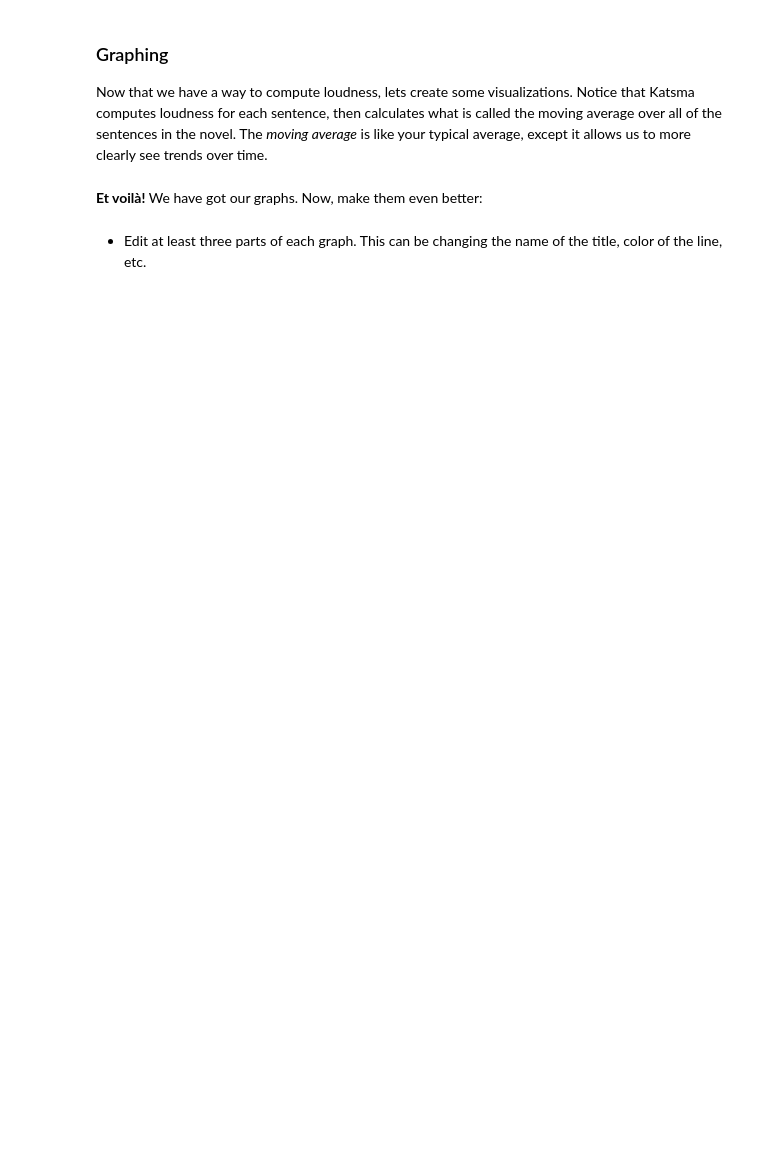
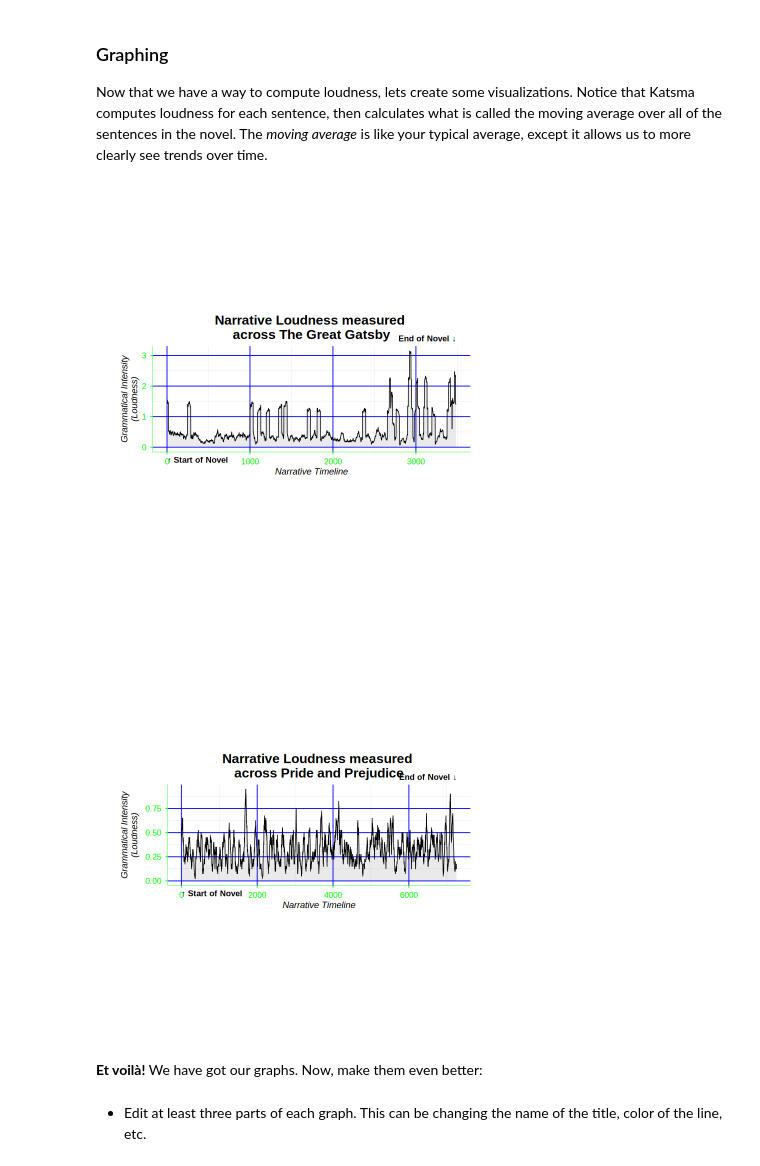
Before and after one commit to kaelyn2027-netizen/Unit0, a Jupyter notebook: ApResearchCT_ARTS (1).ipynb, the cells around one changed output. Saved outputs shown, nothing was run; the diff lists cells and outputs as text; code cells hidden in the pictures; blank space fills up the shorter version.

Commit message:
Green light!!!

```diff
--- a/ApResearchCT_ARTS (1).ipynb
+++ b/ApResearchCT_ARTS (1).ipynb
@@ -179,7 +180,7 @@ text_title_1 <- "The Great Gatsby"
 # ------------------------
 
 # ---- EDIT THIS LINE ----
-text_title_2 <- "Moby Dick"
+text_title_2 <- "Pride and Prejudice"
 # ------------------------
 
 text1 <- gutenberg_download(my_texts[[text_title_1]], meta_fields = "title")
@@ -255,7 +256,8 @@ naive_loudness_score <- function(chapter_string) {
                   "vociferated", "proclaimed")
 
   #____EDIT ME_____#
-  very_loud_verbs <- c("shouted")
+  very_loud_verbs <- c("shouted", "yelled", "screamed", "bellowed", "roared", "exclaimed",
+  "hollered", "demanded", "shrieked")
   #____EDIT ME_____#
 
   verbs <- list(neutral_verbs, resonant_verbs, med_loud_verbs,
@@ -334,40 +345,43 @@ plot_loudness <- function(text, label, window = 40) {
   }
 
   ma <- as.numeric(stats::filter(scores, rep(1 / window, window), sides = 1))
   ma <- ma[!is.na(ma)]
 
   df <- dplyr::tibble(x = seq_along(ma), y = ma)
 
   ggplot2::ggplot(df, ggplot2::aes(x, y)) +
     ggplot2::geom_area(alpha = 0.1) +
     ggplot2::geom_line(linewidth = 0.4) +
     ggplot2::annotate("text", x = min(df$x), y = -Inf,
              label = "\u2191 Start of Novel",
              hjust = 0, vjust = 1.8, size = 3.5, fontface = "bold") +
     ggplot2::annotate("text", x = max(df$x), y = Inf,
              label = "End of Novel \u2193",
              hjust = 1, vjust = -0.8, size = 3.5, fontface = "bold") +
     ggplot2::coord_cartesian(clip = "off") +
     ggplot2::labs(
-      title = paste0("Narrative Loudness & Pacing Contour\nin ", label),
+      title = paste0("Narrative Loudness measured \nacross ", label),
       x = "Narrative Timeline",
-      y = "Grammatical Intensity\n(Loudness)"
+      y = "Grammatical Intensity\n(Loudness)",
     ) +
     ggplot2::theme_minimal(base_size = 11) +
     ggplot2::theme(
       aspect.ratio = 1 / 3,
       plot.title = ggplot2::element_text(size = 16, face = "bold", hjust = 0.5),
       axis.title = ggplot2::element_text(face = "italic"),
-      axis.line = ggplot2::element_line(colour = "black", linewidth = 0.2),
-      axis.ticks = ggplot2::element_line(colour = "black"),
-      axis.text = ggplot2::element_text(colour = "black", size = 10),
-      panel.grid.major = ggplot2::element_line(colour = "grey85"),
+      axis.line = ggplot2::element_line(colour = "green", linewidth = 0.2),
+      axis.ticks = ggplot2::element_line(colour = "green"),
+      axis.text = ggplot2::element_text(colour = "green", size = 10),
+      panel.grid.major = ggplot2::element_line(colour = "blue"),
       plot.background = ggplot2::element_rect(fill = "white", colour = NA),
       plot.margin = ggplot2::margin(30, 55, 30, 30)
     )
 }
 
-plot_loudness(text1, "TEXT 1")
-plot_loudness(text2, "TEXT 2")
+plot_loudness(text1, "The Great Gatsby")
+plot_loudness(text2, "Pride and Prejudice")
+# %% [output]
+[figure, added]
+[figure, added]
 # %% [markdown]
 
```
Also changed, not shown: parts of 19 cells of this notebook.
